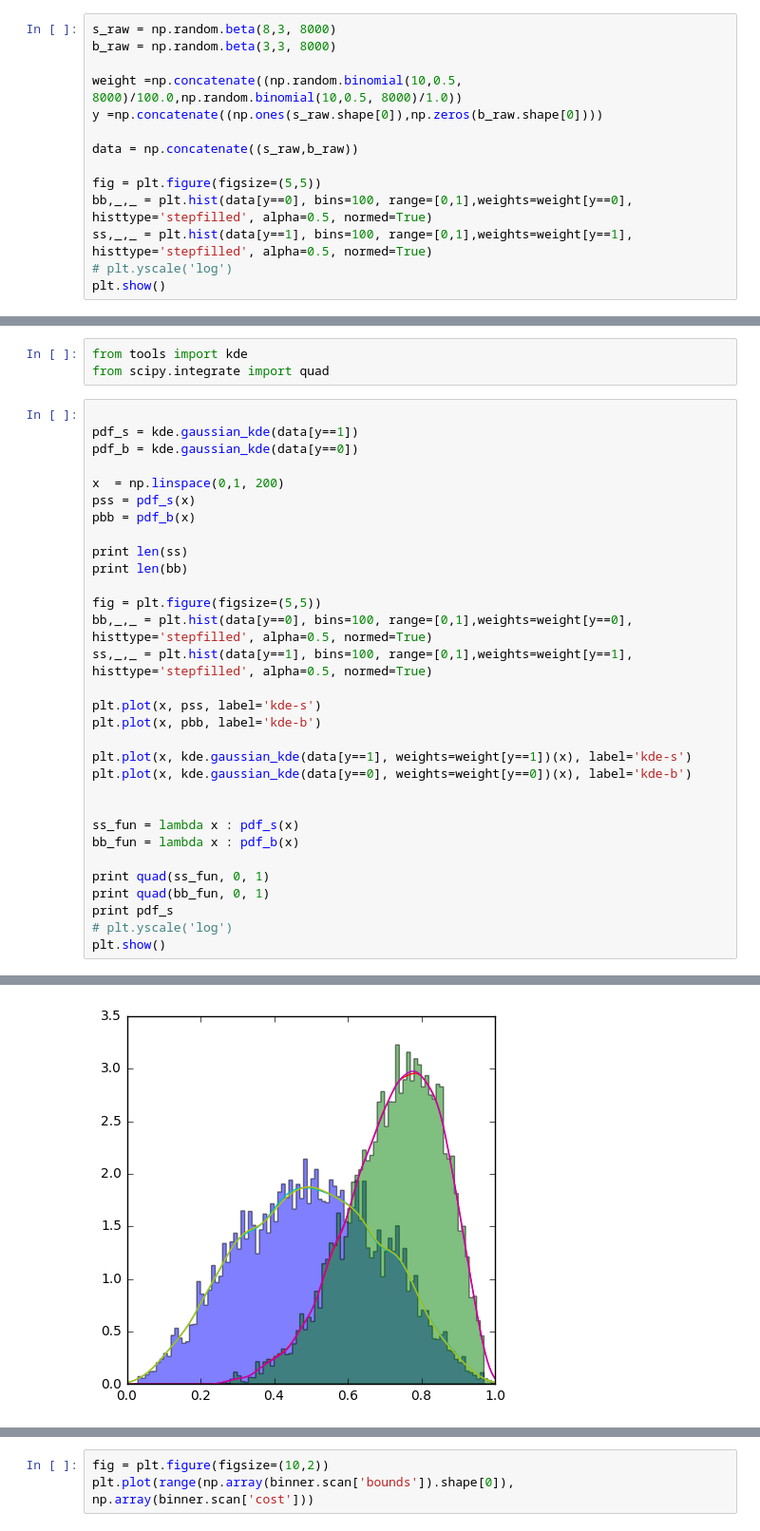
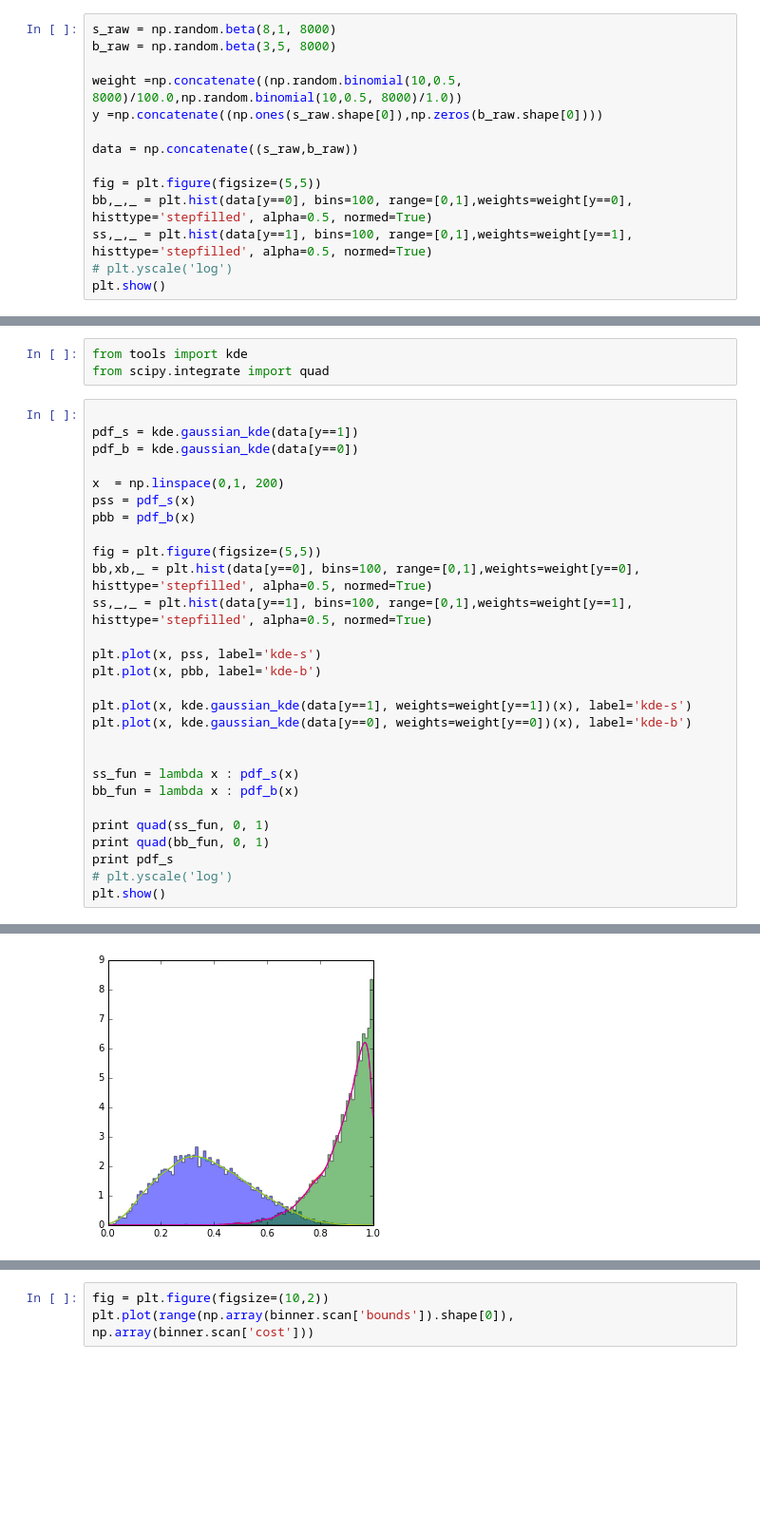
Before and after one commit to yhaddad/KaggleDojo, a Jupyter notebook: zbinner_tester.ipynb, the cells around one changed output, grey strips where cells are left out. Shown at 95% size. Drawn from its saved outputs; the diff is of its cells as text; blank space fills up the shorter version.

```diff
--- a/zbinner_tester.ipynb
+++ b/zbinner_tester.ipynb
@@ -11,8 +13,8 @@ from IPython.display import HTML
 # plt.rcParams['animation.writer'] = 'avconv'
 %matplotlib inline
 # %%
-s_raw = np.random.beta(8,3, 8000)
-b_raw = np.random.beta(3,3, 8000)
+s_raw = np.random.beta(8,1, 8000)
+b_raw = np.random.beta(3,5, 8000)
 
 weight =np.concatenate((np.random.binomial(10,0.5, 8000)/100.0,np.random.binomial(10,0.5, 8000)/1.0))
 y =np.concatenate((np.ones(s_raw.shape[0]),np.zeros(b_raw.shape[0])))
@@ -38,11 +40,8 @@ x  = np.linspace(0,1, 200)
 pss = pdf_s(x)
 pbb = pdf_b(x)
 
-print len(ss)
-print len(bb)
-
 fig = plt.figure(figsize=(5,5))
-bb,_,_ = plt.hist(data[y==0], bins=100, range=[0,1],weights=weight[y==0], histtype='stepfilled', alpha=0.5, normed=True)
+bb,xb,_ = plt.hist(data[y==0], bins=100, range=[0,1],weights=weight[y==0], histtype='stepfilled', alpha=0.5, normed=True)
 ss,_,_ = plt.hist(data[y==1], bins=100, range=[0,1],weights=weight[y==1], histtype='stepfilled', alpha=0.5, normed=True)
 
 plt.plot(x, pss, label='kde-s')
@@ -68,5 +67,5 @@ plt.show()
 <tools.kde.gaussian_kde object at 0x...>
-[figure, old version]
+[figure, new version]
 # %%
 s_ = kde.gaussian_kde(data[y==1], weights=weight[y==1])
 b_ = kde.gaussian_kde(data[y==0], weights=weight[y==0])
```
Also changed, not shown: parts of 10 cells of this notebook, 8 other files.
